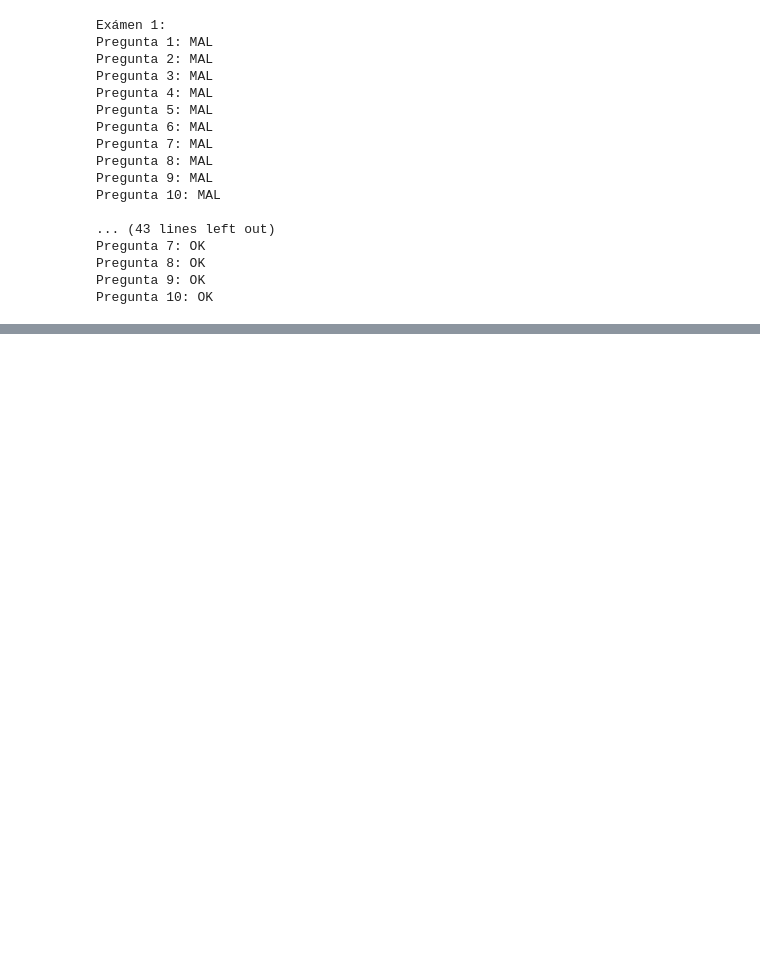
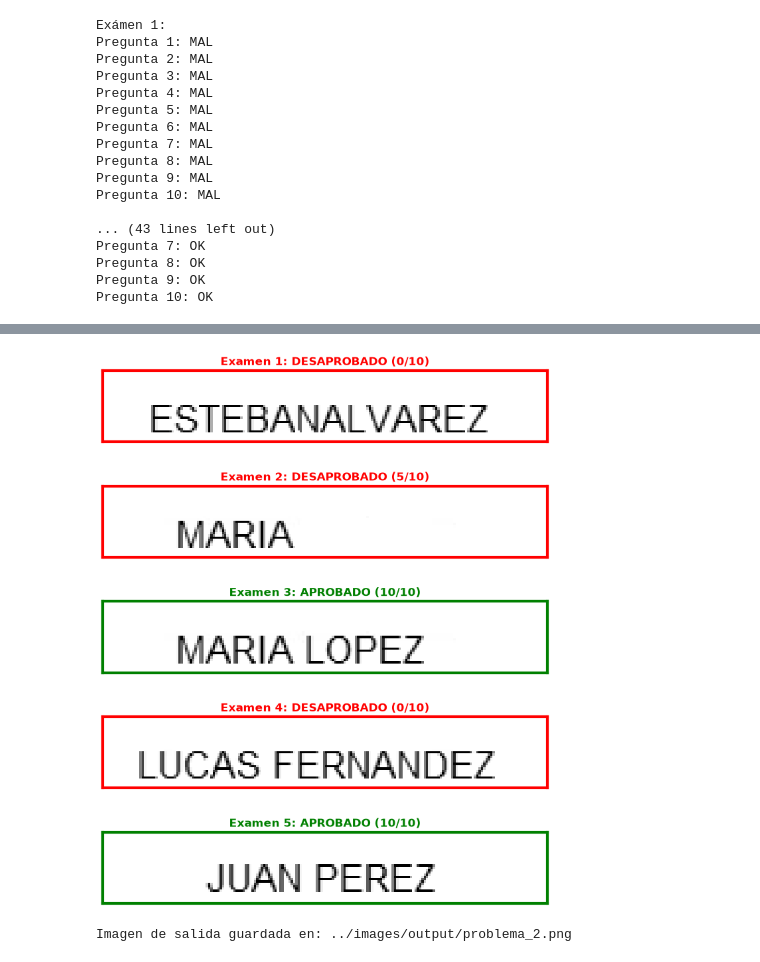
Before and after one commit to BMilesRouillon/tp_procesamiento_de_imagenes, a Jupyter notebook: notebooks/problema_2.ipynb, the cells around one changed output, grey strips where cells are left out. Cells and saved outputs as stored; diff of their text form; code cells hidden in the pictures; blank space fills up the shorter version.

```diff
--- a/notebooks/problema_2.ipynb
+++ b/notebooks/problema_2.ipynb
@@ -432,0 +593,72 @@ Pregunta 10: OK
+# %%
+def recortar_campo_nombre(img):
+    """Recorta la sub-imagen del campo Name del encabezado.
+
+    Reutiliza la detección de líneas del encabezado (punto b): la primera
+    línea (la de más a la izquierda) corresponde al campo Name.
+    """
+    lineas = detectar_lineas_encabezado(img)
+    x, y, w, h = lineas[0]
+    return img[0:y - 1, x:x + w]
+
+
+def contar_respuestas_correctas(letras):
+    """Cuenta cuántas respuestas coinciden con las correctas."""
+    return sum(
+        1
+        for letra, correcta in zip(letras, RESPUESTAS_CORRECTAS)
+        if letra == correcta
+    )
+# %%
+UMBRAL_APROBADO = 6
+
+def generar_imagen_resultados(ruta_salida='../images/output/problema_2.png'):
+    fig, axs = plt.subplots(5, 1, figsize=(7, 9))
+
+    for idx, numero_examen in enumerate(range(1, 6)):
+
+        ruta = f'../images/raw/examen_{numero_examen}.png'
+        img, cuadrantes, respuestas = procesar_examen(ruta)
+
+        # Corrección (punto a) para contar respuestas correctas
+        letras = [
+            identificar_respuesta(respuesta, referencias)
+            for respuesta in respuestas
+        ]
+        correctas = contar_respuestas_correctas(letras)
+        aprobado = correctas >= UMBRAL_APROBADO
+
+        # Crop del campo Name
+        crop_nombre = recortar_campo_nombre(img)
+
+        # Verde si aprobó, rojo si no
+        color = 'green' if aprobado else 'red'
+        estado = 'APROBADO' if aprobado else 'DESAPROBADO'
+
+        ax = axs[idx]
+        ax.imshow(crop_nombre, cmap='gray', vmin=0, vmax=255)
+        ax.set_title(
+            f'Examen {numero_examen}: {estado} ({correctas}/10)',
+            color=color,
+            fontsize=12,
+            fontweight='bold'
+        )
+        ax.set_xticks([])
+        ax.set_yticks([])
+
+        # Borde de color alrededor del crop
+        for spine in ax.spines.values():
+            spine.set_color(color)
+            spine.set_linewidth(3)
+
+    plt.tight_layout()
+    plt.savefig(ruta_salida, dpi=150, bbox_inches='tight')
+    plt.show()
+
+    print(f'Imagen de salida guardada en: {ruta_salida}')
+
+
+generar_imagen_resultados()
+# %% [output]
+[figure, added]
+Imagen de salida guardada en: ../images/output/problema_2.png
```
Also changed, not shown: parts of 10 cells of this notebook, 3 other files.
